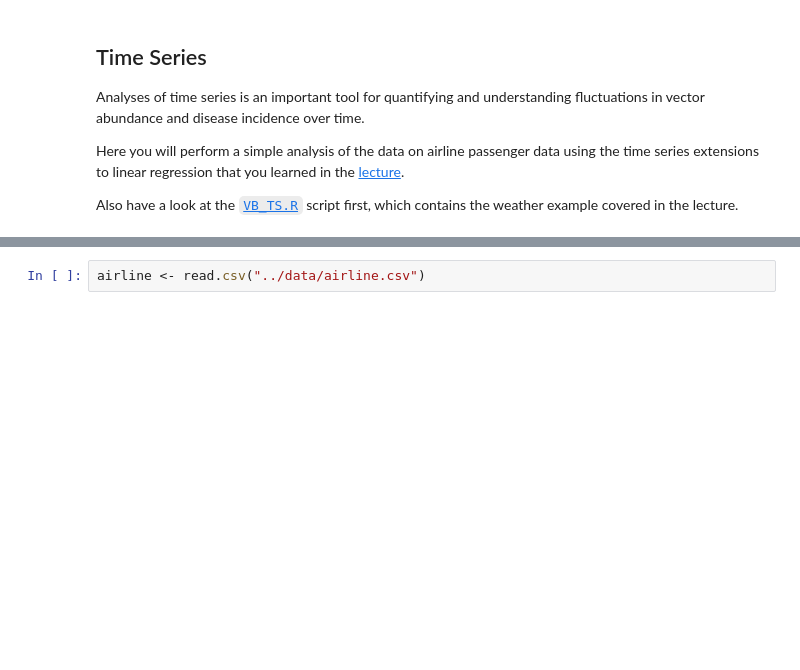
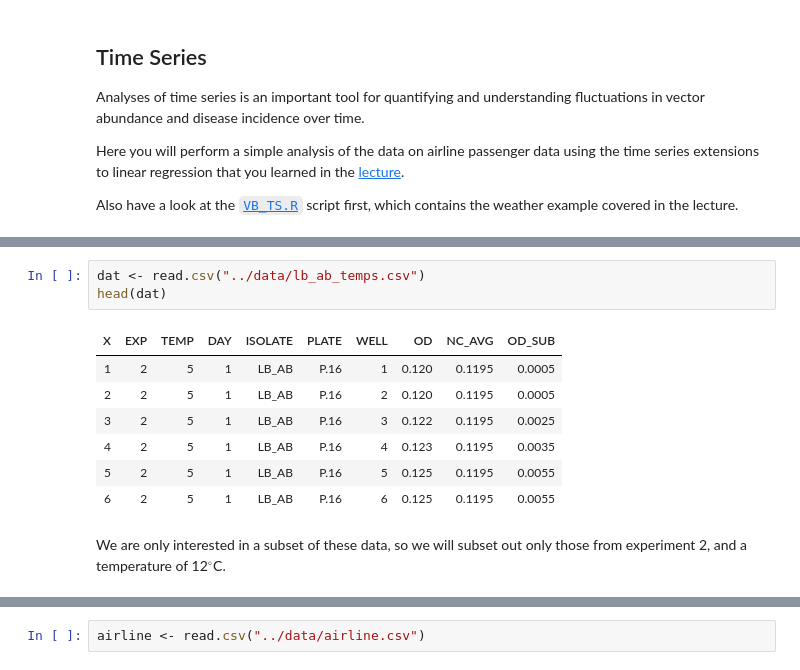
Before and after one commit to vectorbite/VBiTraining2, a Jupyter notebook: notebooks/Abundances.ipynb, the cells around one changed output, grey strips where cells are left out. Drawn from its saved outputs; the diff is of its cells as text; blank space fills up the shorter version.

```diff
--- a/notebooks/Abundances.ipynb
+++ b/notebooks/Abundances.ipynb
@@ -227,0 +257,13 @@ Also have a look at the [`VB_TS.R`](https://github.com/vectorbite/VBiTraining/tr
+# %%
+dat <- read.csv("../data/lb_ab_temps.csv")
+head(dat)
+# %% [output]
+| X | EXP | TEMP | DAY | ISOLATE | PLATE | WELL | OD | NC_AVG | OD_SUB |
+| 1 | 2 | 5 | 1 | LB_AB | P.16 | 1 | 0.120 | 0.1195 | 0.0005 |
+| 2 | 2 | 5 | 1 | LB_AB | P.16 | 2 | 0.120 | 0.1195 | 0.0005 |
+| 3 | 2 | 5 | 1 | LB_AB | P.16 | 3 | 0.122 | 0.1195 | 0.0025 |
+| 4 | 2 | 5 | 1 | LB_AB | P.16 | 4 | 0.123 | 0.1195 | 0.0035 |
+| 5 | 2 | 5 | 1 | LB_AB | P.16 | 5 | 0.125 | 0.1195 | 0.0055 |
+| 6 | 2 | 5 | 1 | LB_AB | P.16 | 6 | 0.125 | 0.1195 | 0.0055 |
+# %% [markdown]
+We are only interested in a subset of these data, so we will subset out only those from experiment 2, and a temperature of 12$^\circ$C.
```
Also changed, not shown: parts of 11 cells of this notebook, 12 other files.
